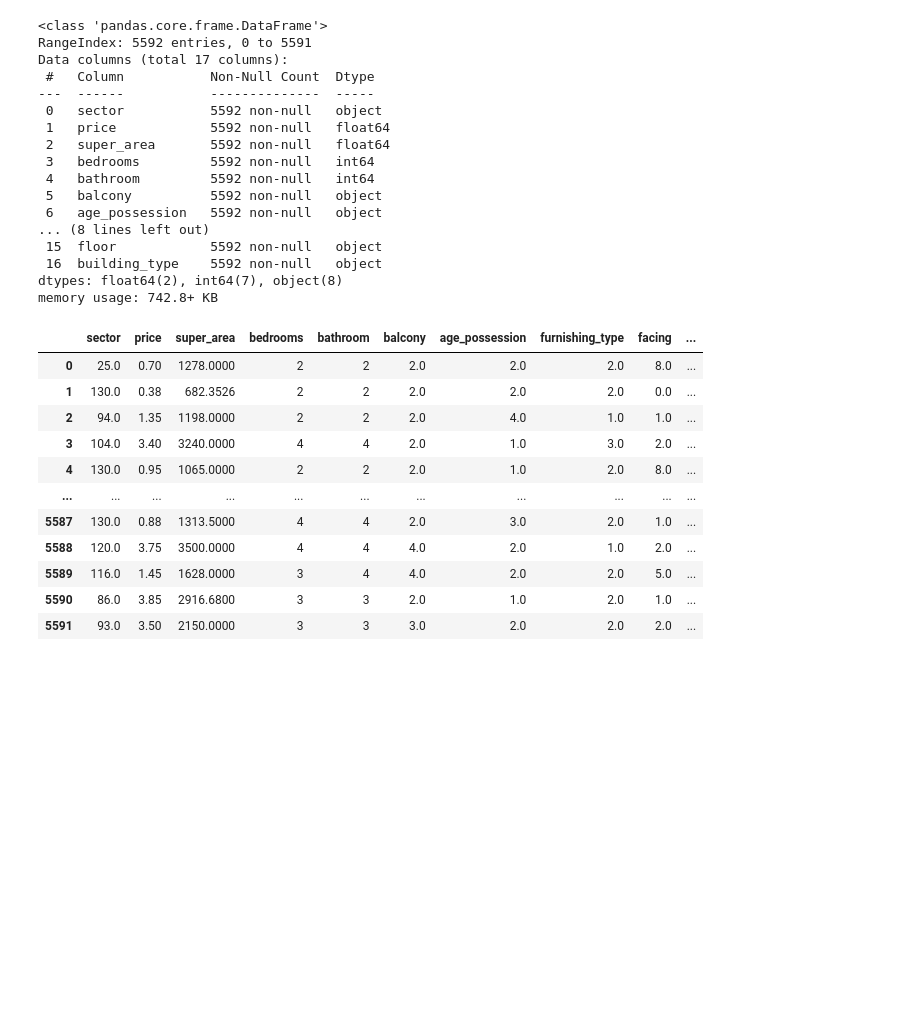
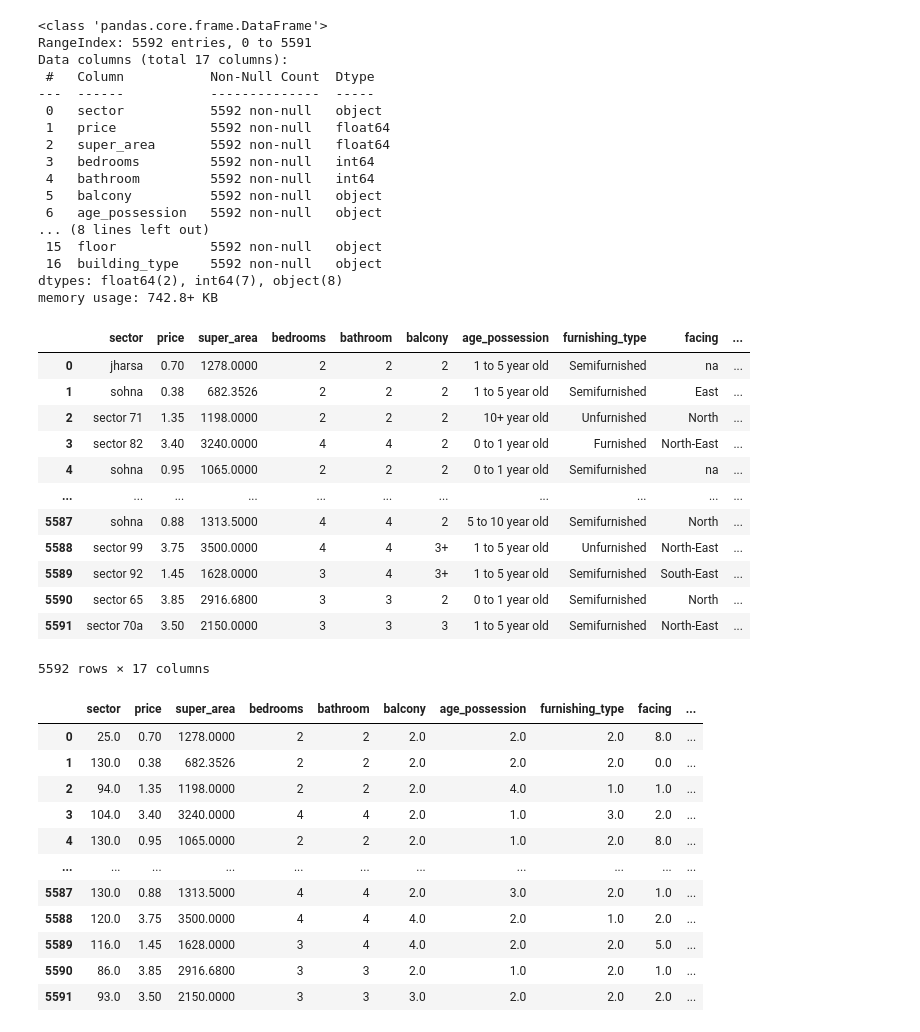
Before and after one commit to vashisthrahul13/DwellWell-AI, a Jupyter notebook: 4.5_feature_selection.ipynb, the cells around one changed output. Cells and saved outputs as stored; diff of their text form; code cells hidden in the pictures; blank space fills up the shorter version.

```diff
--- a/4.5_feature_selection.ipynb
+++ b/4.5_feature_selection.ipynb
@@ -152,6 +152,7 @@ memory usage: 742.8+ KB
 # %% [markdown]
 ## Feature Selection
 # %%
+df_non_feature_selected = df.copy()
 df.info()
 # %% [output]
 <class 'pandas.core.frame.DataFrame'>
@@ -171,6 +172,22 @@ Data columns (total 17 columns):
  16  building_type    5592 non-null   object
 dtypes: float64(2), int64(7), object(8)
 memory usage: 742.8+ KB
+# %%
+df_non_feature_selected
+# %% [output]
+|  | sector | price | super_area | bedrooms | bathroom | balcony | age_possession | furnishing_type | facing | ... |
+| 0 | jharsa | 0.70 | 1278.0000 | 2 | 2 | 2 | 1 to 5 year old | Semifurnished | na | ... |
+| 1 | sohna | 0.38 | 682.3526 | 2 | 2 | 2 | 1 to 5 year old | Semifurnished | East | ... |
+| 2 | sector 71 | 1.35 | 1198.0000 | 2 | 2 | 2 | 10+ year old | Unfurnished | North | ... |
+| 3 | sector 82 | 3.40 | 3240.0000 | 4 | 4 | 2 | 0 to 1 year old | Furnished | North-East | ... |
+| 4 | sohna | 0.95 | 1065.0000 | 2 | 2 | 2 | 0 to 1 year old | Semifurnished | na | ... |
+| ... | ... | ... | ... | ... | ... | ... | ... | ... | ... | ... |
+| 5587 | sohna | 0.88 | 1313.5000 | 4 | 4 | 2 | 5 to 10 year old | Semifurnished | North | ... |
+| 5588 | sector 99 | 3.75 | 3500.0000 | 4 | 4 | 3+ | 1 to 5 year old | Unfurnished | North-East | ... |
+| 5589 | sector 92 | 1.45 | 1628.0000 | 3 | 4 | 3+ | 1 to 5 year old | Semifurnished | South-East | ... |
+| 5590 | sector 65 | 3.85 | 2916.6800 | 3 | 3 | 2 | 0 to 1 year old | Semifurnished | North | ... |
+| 5591 | sector 70a | 3.50 | 2150.0000 | 3 | 3 | 3 | 1 to 5 year old | Semifurnished | North-East | ... |
+5592 rows × 17 columns
 # %%
 #ordinally encoding features [balcony,age_possession,furnishing_type,luxury_category,floor,building_type]
 from sklearn.preprocessing import OrdinalEncoder
```
Also changed, not shown: parts of 14 cells of this notebook, 4 other files.
